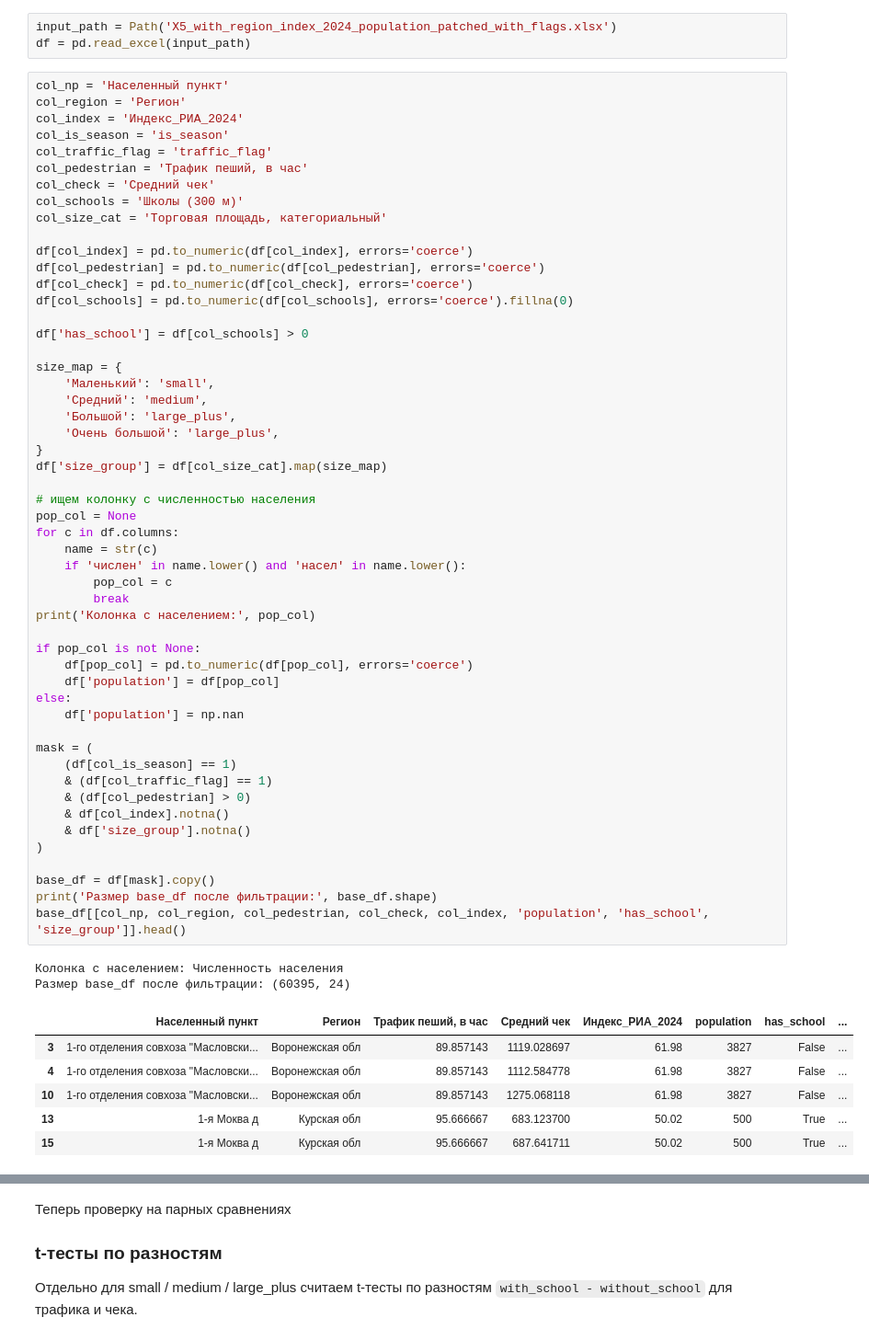
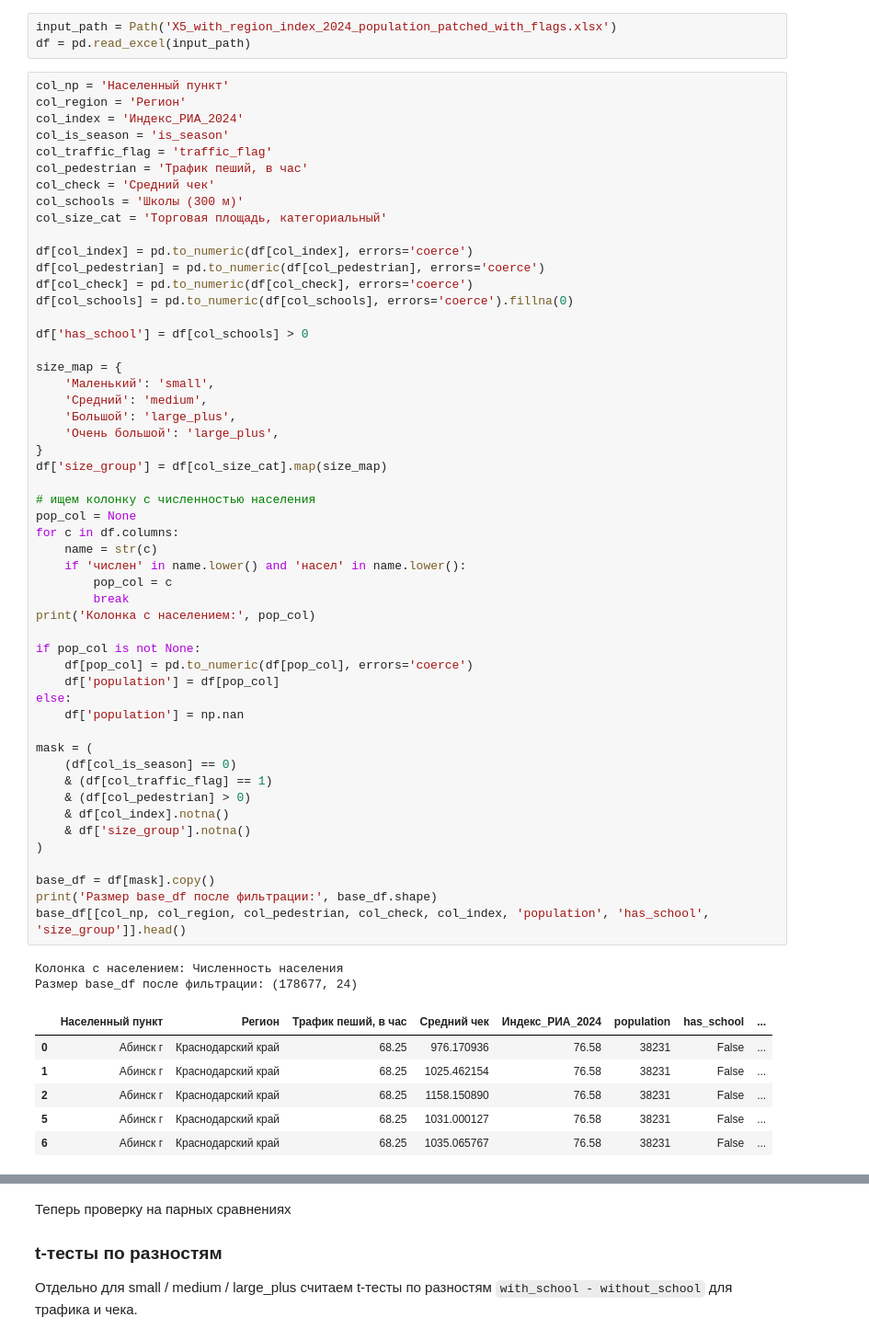
Before and after one commit to auftty/HDE-Analysis, a Jupyter notebook: reports/second_step.ipynb, the cells around one changed output, grey strips where cells are left out. Shown at 92% size. Drawn from its saved outputs; the diff is of its cells as text.

```diff
--- a/reports/second_step.ipynb
+++ b/reports/second_step.ipynb
@@ -37,40 +37,40 @@ size_map = {
 df['size_group'] = df[col_size_cat].map(size_map)
 
 # ищем колонку с численностью населения
 pop_col = None
 for c in df.columns:
     name = str(c)
     if 'числен' in name.lower() and 'насел' in name.lower():
         pop_col = c
         break
 print('Колонка с населением:', pop_col)
 
 if pop_col is not None:
     df[pop_col] = pd.to_numeric(df[pop_col], errors='coerce')
     df['population'] = df[pop_col]
 else:
     df['population'] = np.nan
 
 mask = (
-    (df[col_is_season] == 1)
+    (df[col_is_season] == 0)
     & (df[col_traffic_flag] == 1)
     & (df[col_pedestrian] > 0)
     & df[col_index].notna()
     & df['size_group'].notna()
 )
 
 base_df = df[mask].copy()
 print('Размер base_df после фильтрации:', base_df.shape)
 base_df[[col_np, col_region, col_pedestrian, col_check, col_index, 'population', 'has_school', 'size_group']].head()
 # %% [output]
 Колонка с населением: Численность населения
-Размер base_df после фильтрации: (60395, 24)
+Размер base_df после фильтрации: (178677, 24)
 |  | Населенный пункт | Регион | Трафик пеший, в час | Средний чек | Индекс_РИА_2024 | population | has_school | ... |
-| 3 | 1-го отделения совхоза "Масловски... | Воронежская обл | 89.857143 | 1119.028697 | 61.98 | 3827 | False | ... |
-| 4 | 1-го отделения совхоза "Масловски... | Воронежская обл | 89.857143 | 1112.584778 | 61.98 | 3827 | False | ... |
-| 10 | 1-го отделения совхоза "Масловски... | Воронежская обл | 89.857143 | 1275.068118 | 61.98 | 3827 | False | ... |
-| 13 | 1-я Моква д | Курская обл | 95.666667 | 683.123700 | 50.02 | 500 | True | ... |
-| 15 | 1-я Моква д | Курская обл | 95.666667 | 687.641711 | 50.02 | 500 | True | ... |
+| 0 | Абинск г | Краснодарский край | 68.25 | 976.170936 | 76.58 | 38231 | False | ... |
+| 1 | Абинск г | Краснодарский край | 68.25 | 1025.462154 | 76.58 | 38231 | False | ... |
+| 2 | Абинск г | Краснодарский край | 68.25 | 1158.150890 | 76.58 | 38231 | False | ... |
+| 5 | Абинск г | Краснодарский край | 68.25 | 1031.000127 | 76.58 | 38231 | False | ... |
+| 6 | Абинск г | Краснодарский край | 68.25 | 1035.065767 | 76.58 | 38231 | False | ... |
 # %%
 reg_df = base_df.copy()
 reg_df = reg_df.rename(columns={
```
Also changed, not shown: parts of 9 cells of this notebook, 9 other files.
